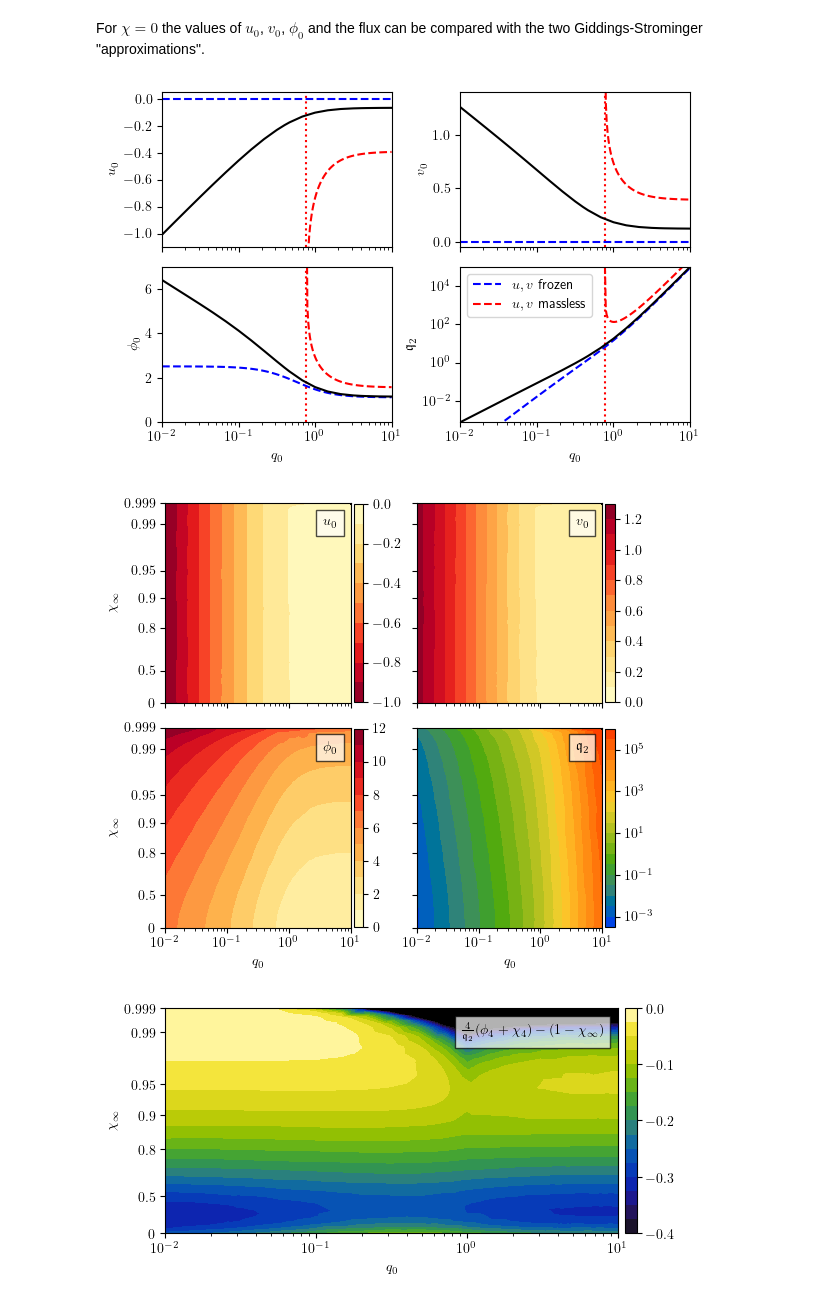
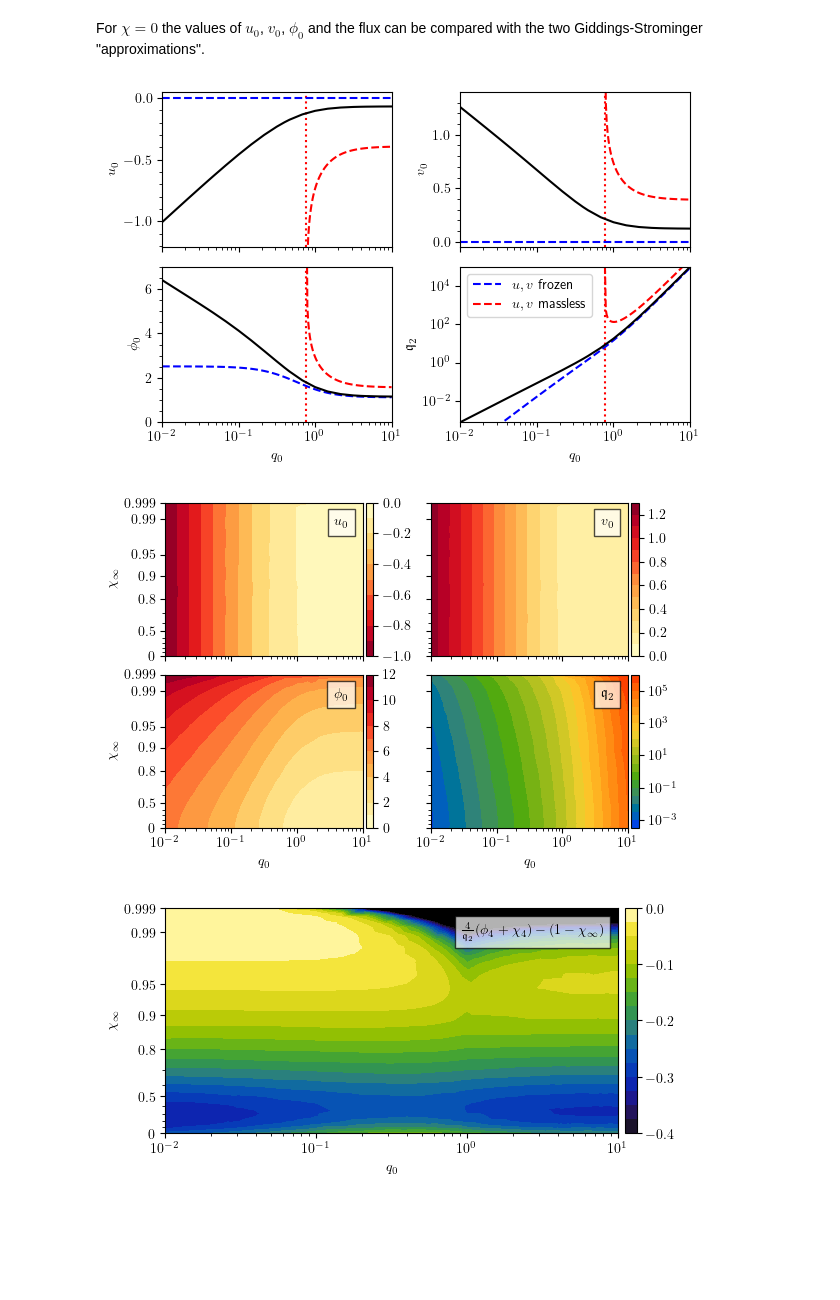
Before and after one commit to gloges/typeII-wormholes, a Jupyter notebook: wormholes.ipynb, the cells around one changed output. Cells and saved outputs as stored; diff of their text form; code cells hidden in the pictures; blank space fills up the shorter version.

Commit message:
Image sizing/naming

```diff
--- a/wormholes.ipynb
+++ b/wormholes.ipynb
@@ -519,6 +519,9 @@ for ax in axes[:,1]:
     ax.legend(loc='lower left')
 
 axes[0,0].set_ylim(0)
+axes[1,0].set_ylim(-0.11)
+axes[2,0].set_ylim(-0.01, 0.21)
+axes[3,0].set_ylim(-0.1, 1.8)
 axes[0,1].set_ylim(0.09, 0.65)
 yticks = np.arange(0.1, 0.7, 0.1)
 axes[0,1].set_yticks(yticks, labels=[r'${:.1f}$'.format(y) for y in yticks])
@@ -527,14 +530,16 @@ axes[2,1].set_ylim(10**-7.25, 10**0.5)
 axes[3,1].set_ylim(10**-4.25, 10**1.25)
 axes[4,1].set_ylim(10**-4.25, 1)
 
-axes[3,0].set_xlim(-6*q0, 6*q0)
+axes[3,0].set_xlim(-5*q0, 5*q0)
 axes[3,1].set_xlim(0.1*q0, rmax)
 axes[3,1].set_xscale('log')
 
+for ax in axes.ravel():
+    ax.minorticks_on()
 
 plt.tight_layout()
 plt.subplots_adjust(left=0.11, right=0.98, top=0.99, bottom=0.08, wspace=0.3, hspace=0.13)
-plt.savefig('images/T11_profiles_ex1.png', dpi=300)
+# plt.savefig('images/T11_profiles_ex1.png', dpi=300)
 plt.show()
 # %% [output]
 T11: (q0, χ1, rmax) = (1.000000, 0.100000, 10.000000)...
@@ -723,9 +728,9 @@ plt.xscale('log')
 axes[1,0].set_xlabel('$q_0$')
 axes[1,1].set_xlabel('$q_0$')
 
-axes[0,0].set_yticks(np.arange(0,-1.1,-0.2))
+# axes[0,0].set_yticks(np.arange(0,-1.1,-0.2))
 
-axes[0,0].set_ylim(-1.1, 0.05)
+axes[0,0].set_ylim(-1.21, 0.05)
 axes[0,1].set_ylim(-0.05, 1.4)
 axes[1,0].set_ylim(0, 7)
 axes[1,1].set_ylim(min(charge2s[mask]), max(charge2s[mask]))
@@ -733,12 +738,15 @@ axes[1,1].set_yscale('log')
 
 axes[1,1].legend()
 
+for ax in axes.ravel():
+    ax.minorticks_on()
+
 plt.tight_layout()
 plt.subplots_adjust(left=0.1, right=0.98, wspace=0.3)
-# plt.savefig('images/T11_ranges_chi=0.png', dpi=300)
+plt.savefig('images/T11_ranges_chi=0.png', dpi=300)
 plt.show()
 # %% [output]
-[figure, old version]
+[figure, new version]
 # %%
 # Custom nonlinear rescaling of vertical axis
 x0 = 1.015
@@ -753,7 +761,7 @@ tri.x = np.exp(tri.x)
 tri.y = myTransform_inverse(tri.y)
 
 
-fig, axes = plt.subplots(2, 2, figsize=(6,5), sharex=True, sharey=True)
+fig, axes = plt.subplots(2, 2, figsize=(6,4), sharex=True, sharey=True)
 
 for ax in axes.ravel():
     ax.set_facecolor('black')
@@ -774,36 +782,38 @@ im = axes[1,0].tricontourf(tri, φ0s, levels=levels, cmap='YlOrRd')
 plt.colorbar(im, ax=axes[1,0], pad=pad, fraction=fraction, ticks=np.arange(0, 12.01, 2))
 
 im = axes[1,1].tricontourf(tri, charge2s, levels=10**np.arange(-3.5, 6.5, 0.5),
                            cmap=cc.cm['CET_R2'], norm=colors.LogNorm())
 exponents = np.arange(-3, 6.01, 2)
 ticks = 10**exponents
 cbar = plt.colorbar(im, ax=axes[1,1], pad=pad, fraction=fraction, ticks=ticks)
 cbar.ax.set_yticklabels(['$10^{' + '{:.0f}'.format(ii) + '}$' for ii in exponents])
 
 labels = ['$u_0$', '$v_0$', '$\phi_0$', '$\mathfrak{q}_2$']
 for ax, label in zip(axes.ravel(), labels):
-    ax.text(6, 0.989, label, ha='right',
+    ax.text(6, 0.985, label, ha='right',
             bbox={'boxstyle': 'square', 'alpha': 0.7, 'facecolor': 'w', 'edgecolor': 'k', 'pad': 0.5})
 
 for ax in axes[:, 0]:
     ax.set_ylabel('$\chi_\infty$')
 
 plt.xscale('log')
 axes[1,0].set_xlabel('$q_0$')
 axes[1,1].set_xlabel('$q_0$')
 
 plt.yscale('function', functions=(myTransform, myTransform_inverse))
 plt.ylim(0, 0.999)
 yticks = [0, 0.5, 0.8, 0.9, 0.95, 0.99, 0.999]
 plt.yticks(yticks, labels=['${}$'.format(yt) for yt in yticks])
 
+plt.minorticks_on()
+
 
 plt.tight_layout()
 plt.subplots_adjust(hspace=0.12)
-# plt.savefig('images/T11_ranges.png', dpi=300)
+plt.savefig('images/T11_ranges.png', dpi=300)
 plt.show()
 # %% [output]
-[figure, old version]
+[figure, new version]
 # %%
 fig, ax = plt.subplots(1,1, figsize=(6,3))
 
```
Also changed, not shown: parts of 2 cells of this notebook, 4 other files.
